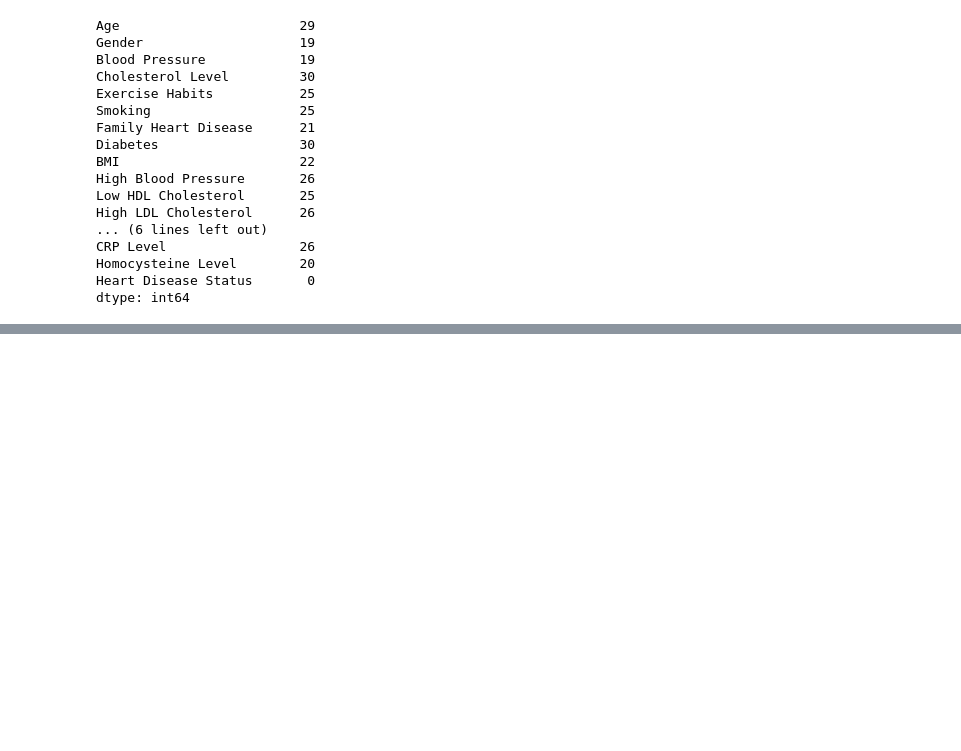
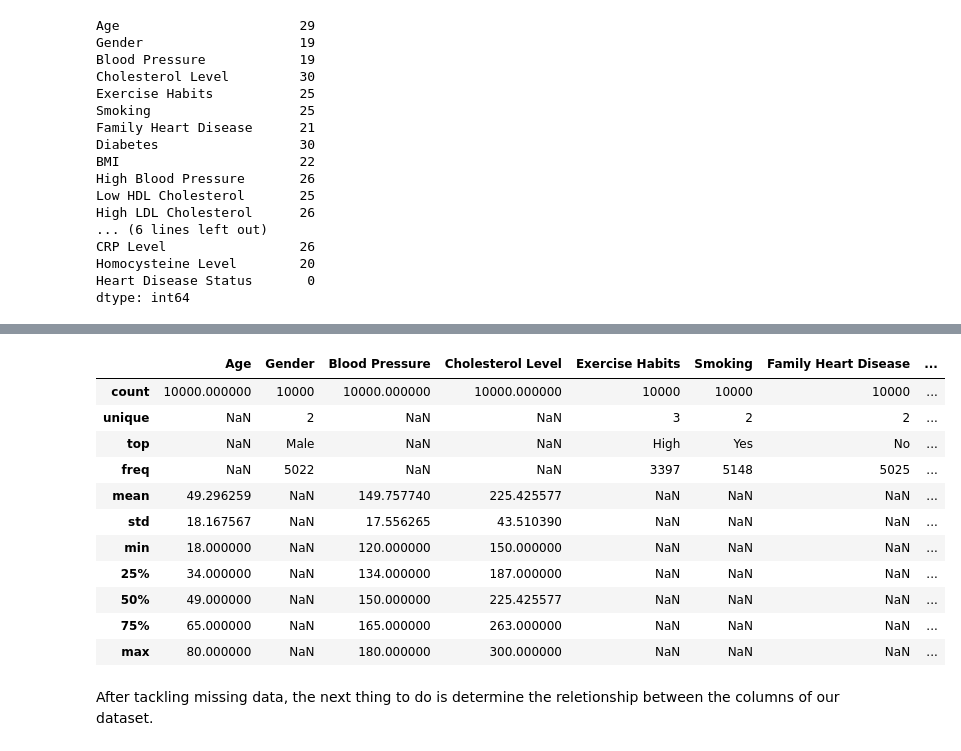
Before and after one commit to kosisochukwunwatu-lab/Heart-Disease-Risk-Prediction, a Jupyter notebook: Heart_disease_prediction.ipynb, the cells around one changed output, grey strips where cells are left out. Drawn from its saved outputs; the diff is of its cells as text; code cells hidden in the pictures; blank space fills up the shorter version.

Commit message:
Isnull filled

```diff
--- a/Heart_disease_prediction.ipynb
+++ b/Heart_disease_prediction.ipynb
@@ -90,0 +133,11 @@ dtype: int64
+# %%
+# Create a for loop to fill missing values in each column
+data = {}
+for col in df.columns:
+    if df[col].isnull().sum() > 0:
+        if df[col].dtype == 'object':
+            data[col] = df[col].fillna(df[col].mode()[0])
+        elif df[col].dtype == 'float64' or df[col].dtype == 'int64':
+            data[col] = df[col].fillna(df[col].mean())
+
+df = pd.DataFrame(data)
@@ -90,0 +164,18 @@ dtype: int64
+# %%
+# let's find the statistical values of each coulumn after filling the missing values
+df.describe(include='all')
+# %% [output]
+|  | Age | Gender | Blood Pressure | Cholesterol Level | Exercise Habits | Smoking | Family Heart Disease | ... |
+| count | 10000.000000 | 10000 | 10000.000000 | 10000.000000 | 10000 | 10000 | 10000 | ... |
+| unique | NaN | 2 | NaN | NaN | 3 | 2 | 2 | ... |
+| top | NaN | Male | NaN | NaN | High | Yes | No | ... |
+| freq | NaN | 5022 | NaN | NaN | 3397 | 5148 | 5025 | ... |
+| mean | 49.296259 | NaN | 149.757740 | 225.425577 | NaN | NaN | NaN | ... |
+| std | 18.167567 | NaN | 17.556265 | 43.510390 | NaN | NaN | NaN | ... |
+| min | 18.000000 | NaN | 120.000000 | 150.000000 | NaN | NaN | NaN | ... |
+| 25% | 34.000000 | NaN | 134.000000 | 187.000000 | NaN | NaN | NaN | ... |
+| 50% | 49.000000 | NaN | 150.000000 | 225.425577 | NaN | NaN | NaN | ... |
+| 75% | 65.000000 | NaN | 165.000000 | 263.000000 | NaN | NaN | NaN | ... |
+| max | 80.000000 | NaN | 180.000000 | 300.000000 | NaN | NaN | NaN | ... |
+# %% [markdown]
+After tackling missing data, the next thing to do is determine the reletionship between the columns of our dataset.
```
Also changed, not shown: parts of 13 cells of this notebook.
